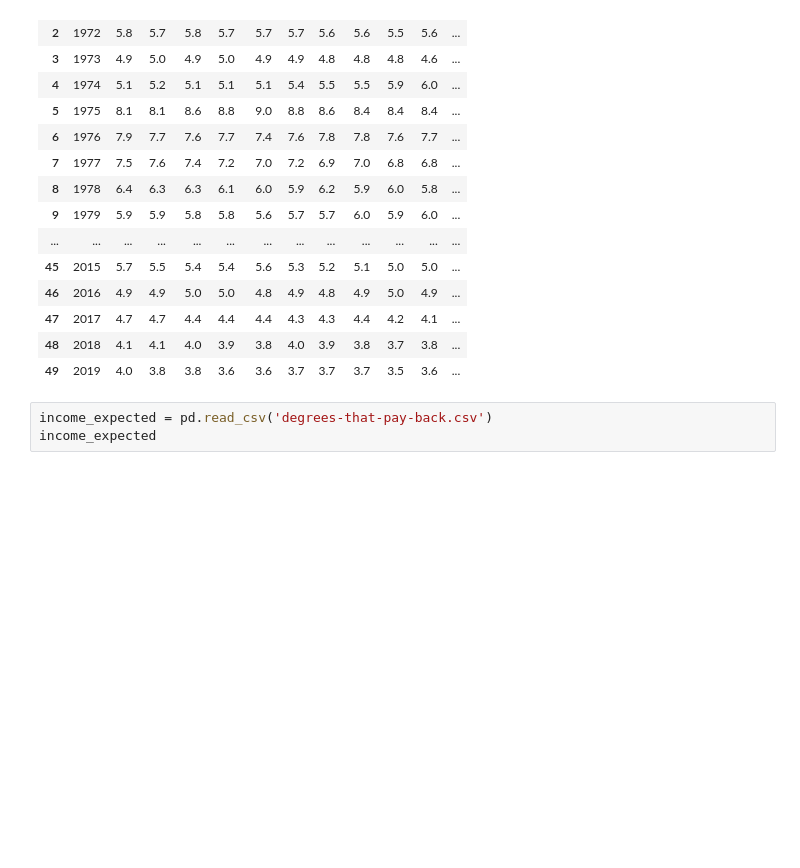
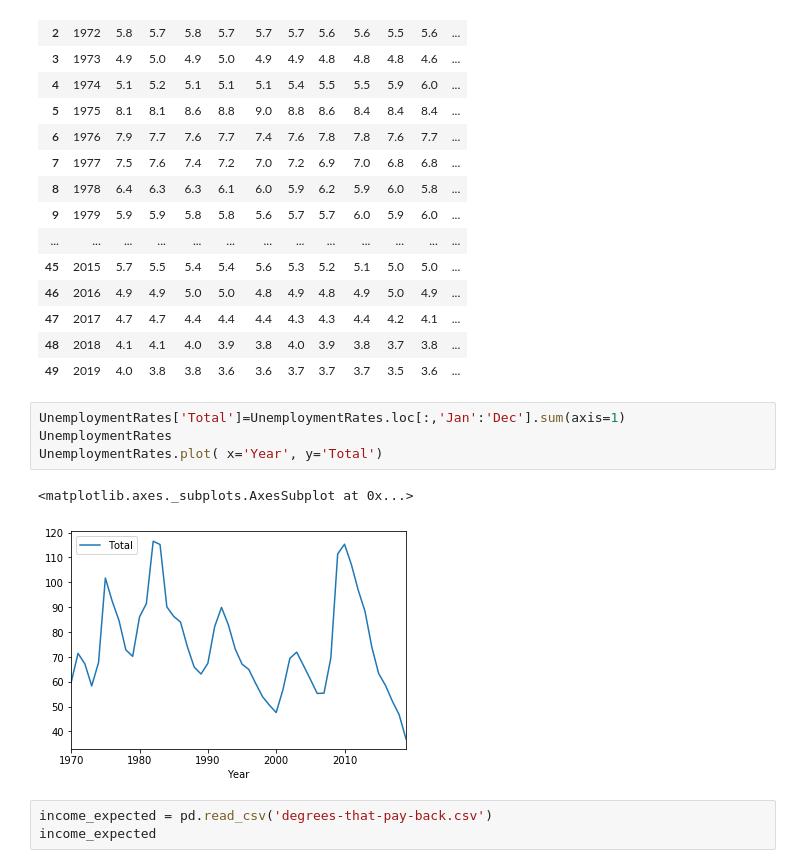
Before and after one commit to COGS108/group027, a Jupyter notebook: FinalProject.ipynb, the cells around one changed output. Saved outputs shown, nothing was run; the diff lists cells and outputs as text; blank space fills up the shorter version.

Commit message:
graphed UnemploymentRates

```diff
--- a/FinalProject.ipynb
+++ b/FinalProject.ipynb
@@ -127,6 +127,13 @@ UnemploymentRates
 | 47 | 2017 | 4.7 | 4.7 | 4.4 | 4.4 | 4.4 | 4.3 | 4.3 | 4.4 | 4.2 | 4.1 | ... |
 | 48 | 2018 | 4.1 | 4.1 | 4.0 | 3.9 | 3.8 | 4.0 | 3.9 | 3.8 | 3.7 | 3.8 | ... |
 | 49 | 2019 | 4.0 | 3.8 | 3.8 | 3.6 | 3.6 | 3.7 | 3.7 | 3.7 | 3.5 | 3.6 | ... |
+# %%
+UnemploymentRates['Total']=UnemploymentRates.loc[:,'Jan':'Dec'].sum(axis=1)
+UnemploymentRates
+UnemploymentRates.plot( x='Year', y='Total')
+# %% [output]
+<matplotlib.axes._subplots.AxesSubplot at 0x...>
+[figure, added]
 # %%
 income_expected = pd.read_csv('degrees-that-pay-back.csv')
 income_expected
```
